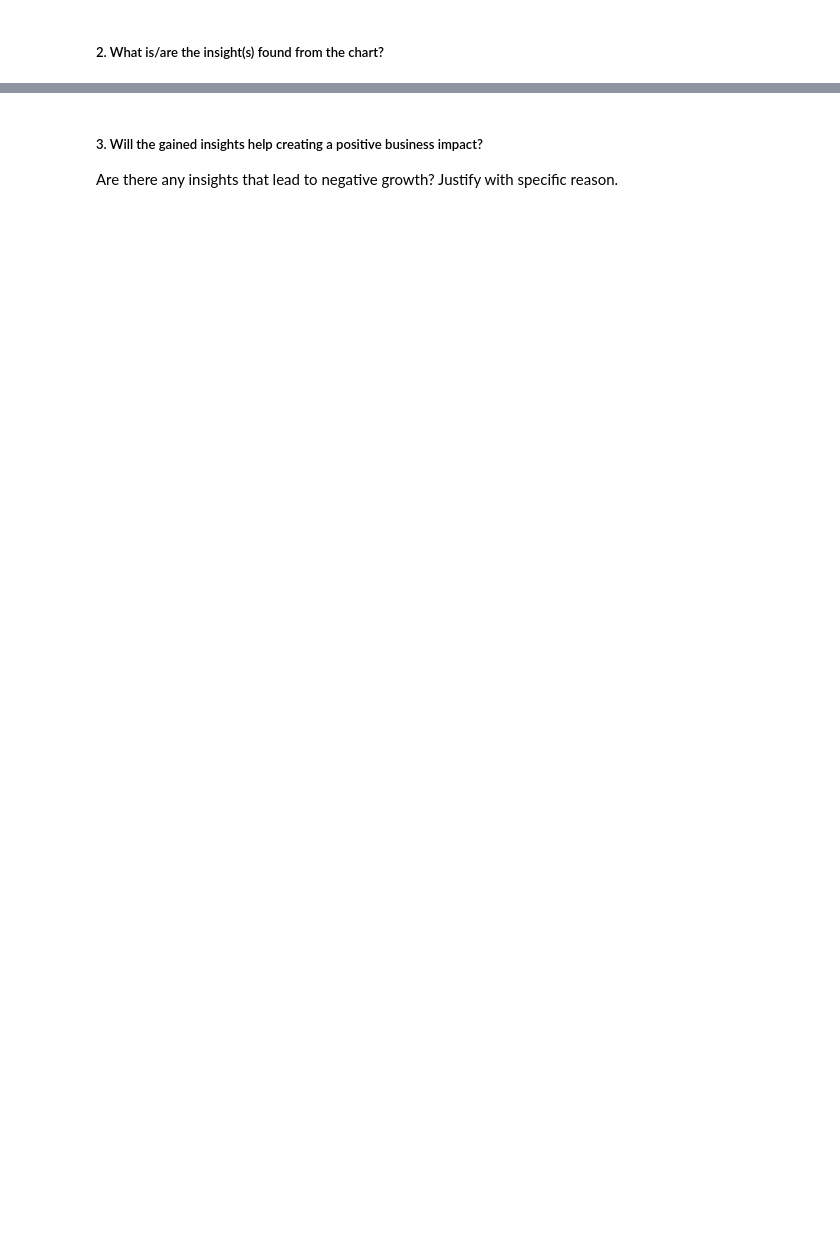
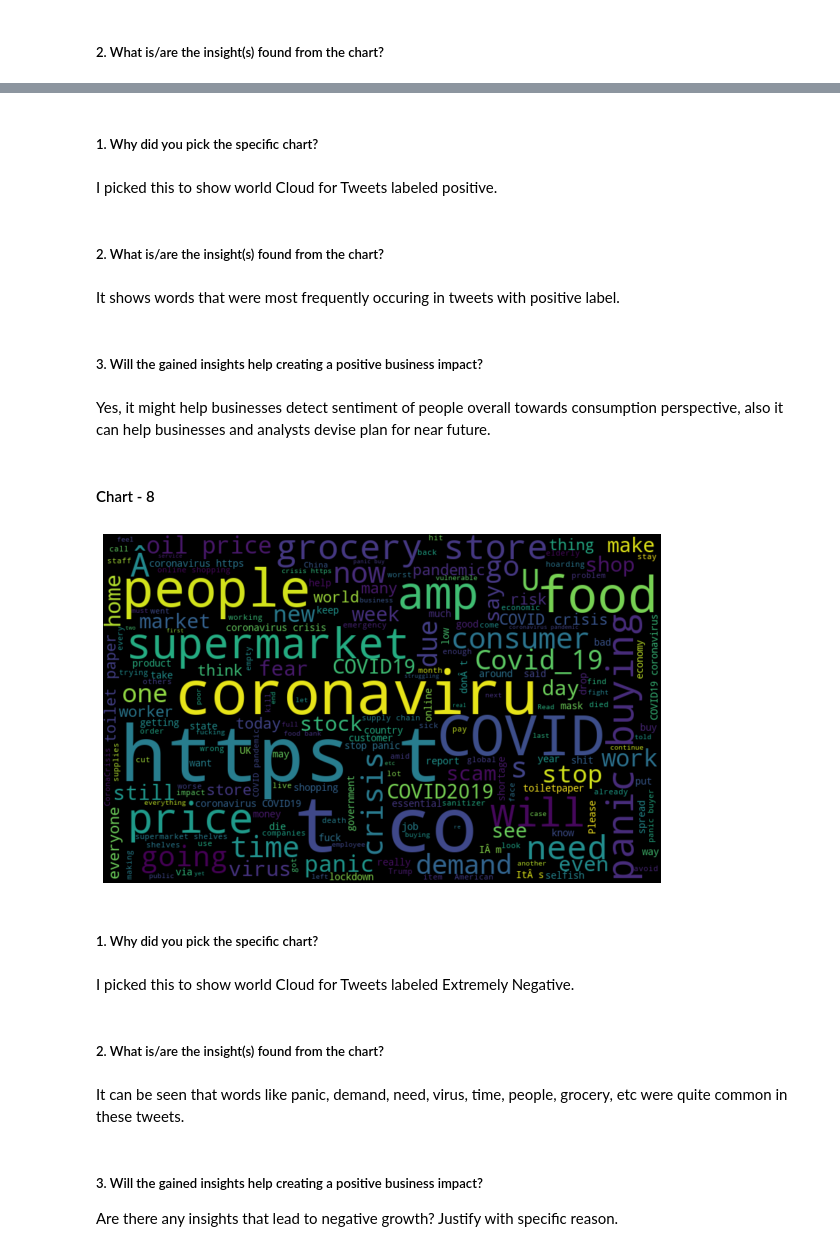
Before and after one commit to Bprs68/Corona-Virus-Tweet-Sentiment-Analysis, a Jupyter notebook: Coronavirus_Tweet_Sentiment_Analysis.ipynb, the cells around one changed output, grey strips where cells are left out. Drawn from its saved outputs; the diff is of its cells as text; code cells hidden in the pictures; blank space fills up the shorter version.

```diff
--- a/Coronavirus_Tweet_Sentiment_Analysis.ipynb
+++ b/Coronavirus_Tweet_Sentiment_Analysis.ipynb
@@ -766,3 +821,37 @@ Answer Here
+# %% [markdown]
+##### 1. Why did you pick the specific chart?
+# %% [markdown]
+I picked this to show world Cloud for Tweets labeled positive.
+# %% [markdown]
+##### 2. What is/are the insight(s) found from the chart?
+# %% [markdown]
+It shows words that were most frequently occuring in tweets with positive label.
+# %% [markdown]
+##### 3. Will the gained insights help creating a positive business impact?
+# %% [markdown]
+Yes, it might help businesses detect sentiment of people overall towards consumption perspective, also it can help businesses and analysts devise plan for near future.
+# %% [markdown]
+#### Chart - 8
+# %%
+# Chart - 8 visualization code
+# create text from just normal tweets
+normal_words = ' '.join([text for text in df['OriginalTweet'][df['Sentiment'] == 'Extremely Negative']])
+
+wordcloud = WordCloud(width=800, height=500, random_state=21, max_font_size=110).generate(normal_words)
+plt.figure(figsize=(10, 7))
+plt.imshow(wordcloud, interpolation="bilinear")
+plt.axis('off')
+plt.show()
+# %% [output]
+[figure, added]
+# %% [markdown]
+##### 1. Why did you pick the specific chart?
+# %% [markdown]
+I picked this to show world Cloud for Tweets labeled Extremely Negative.
+# %% [markdown]
+##### 2. What is/are the insight(s) found from the chart?
+# %% [markdown]
+It can be seen that words like panic, demand, need, virus, time, people, grocery, etc were quite common in these tweets.
 # %% [markdown]
 ##### 3. Will the gained insights help creating a positive business impact?
 Are there any insights that lead to negative growth? Justify with specific reason.
```
Also changed, not shown: parts of 195 cells of this notebook.
